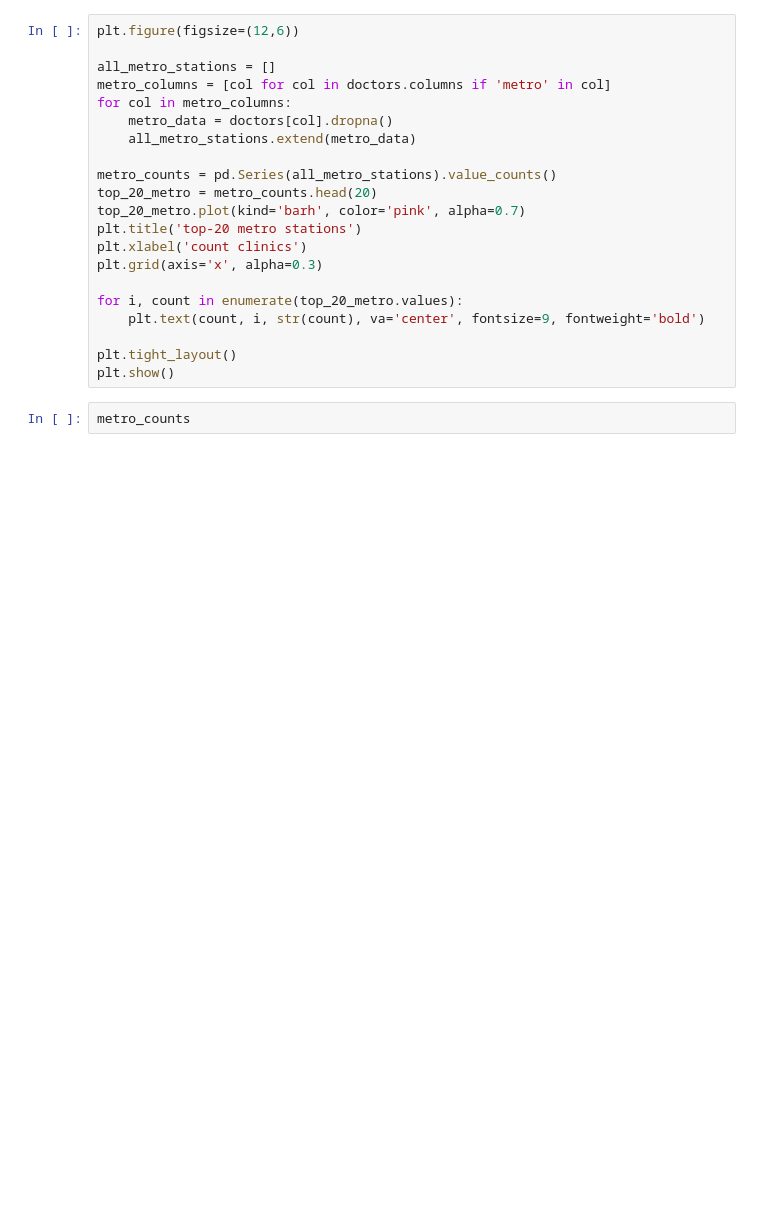
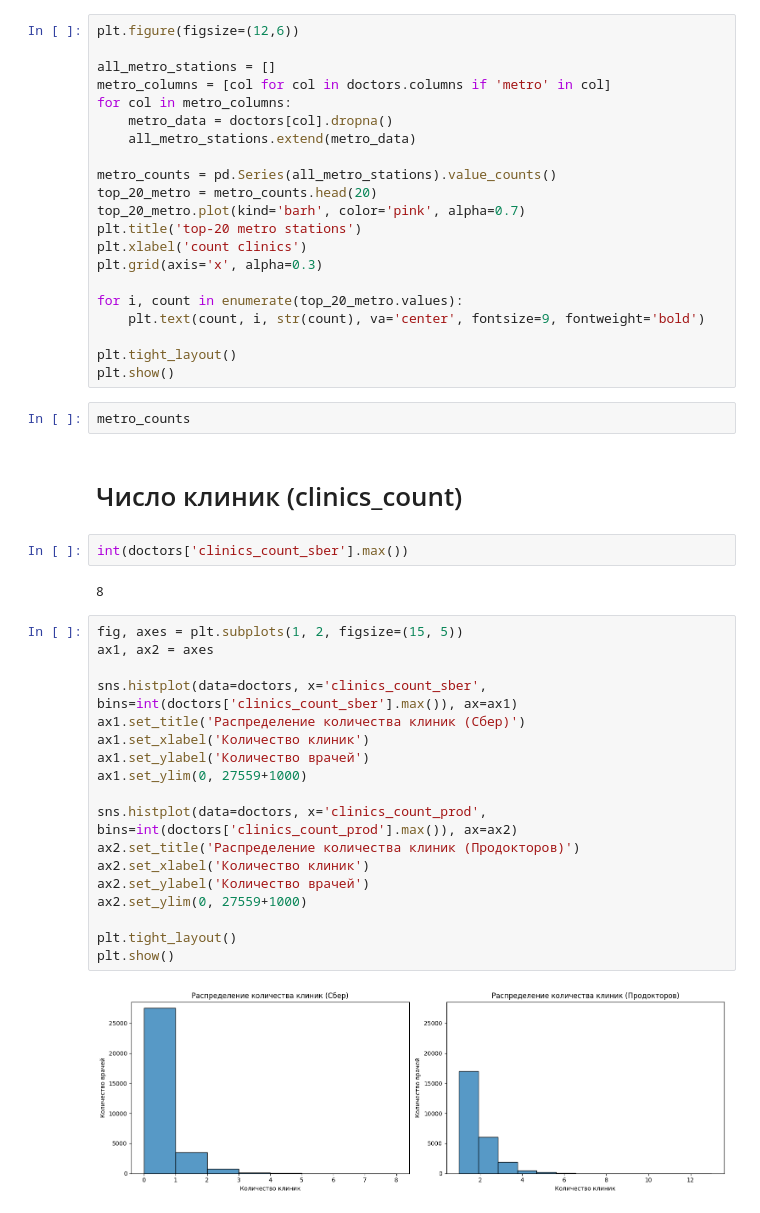
Before and after one commit to yyaroslavskiy/SkibidiDocDoc, a Jupyter notebook: eda/EDA_Doctors.ipynb, the cells around one changed output. Saved outputs shown, nothing was run; the diff lists cells and outputs as text; blank space fills up the shorter version.

Commit message:
feat: Univariate analysis по name и clinics_count

```diff
--- a/eda/EDA_Doctors.ipynb
+++ b/eda/EDA_Doctors.ipynb
@@ -438,3 +540,29 @@ plt.tight_layout()
 plt.show()
 # %%
 metro_counts
+# %% [markdown]
+# Число клиник (clinics_count)
+# %%
+int(doctors['clinics_count_sber'].max())
+# %% [output]
+8
+# %%
+fig, axes = plt.subplots(1, 2, figsize=(15, 5))
+ax1, ax2 = axes
+
+sns.histplot(data=doctors, x='clinics_count_sber', bins=int(doctors['clinics_count_sber'].max()), ax=ax1)
+ax1.set_title('Распределение количества клиник (Сбер)')
+ax1.set_xlabel('Количество клиник')
+ax1.set_ylabel('Количество врачей')
+ax1.set_ylim(0, 27559+1000)
+
+sns.histplot(data=doctors, x='clinics_count_prod', bins=int(doctors['clinics_count_prod'].max()), ax=ax2)
+ax2.set_title('Распределение количества клиник (Продокторов)')
+ax2.set_xlabel('Количество клиник')
+ax2.set_ylabel('Количество врачей')
+ax2.set_ylim(0, 27559+1000)
+
+plt.tight_layout()
+plt.show()
+# %% [output]
+[figure, added]
```
Also changed, not shown: parts of 25 cells of this notebook.
